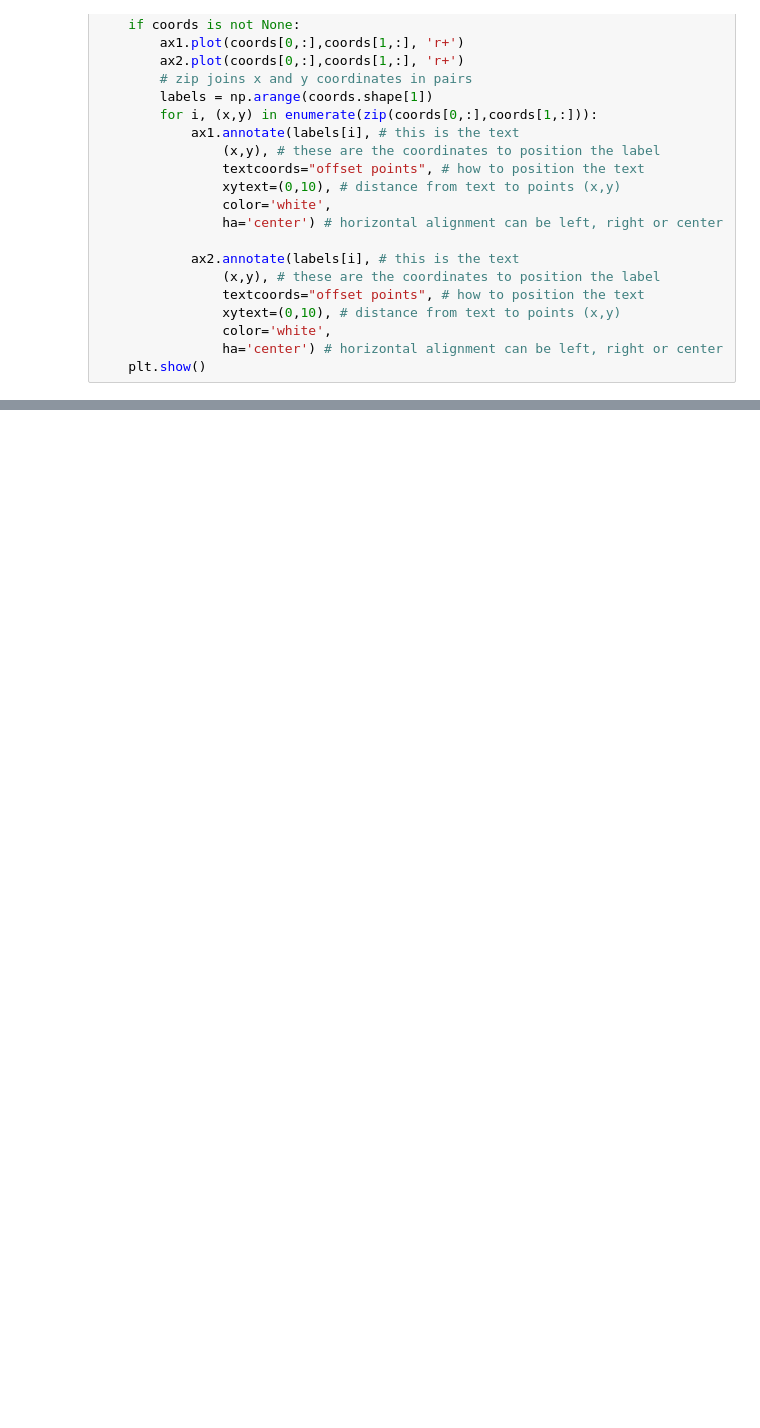
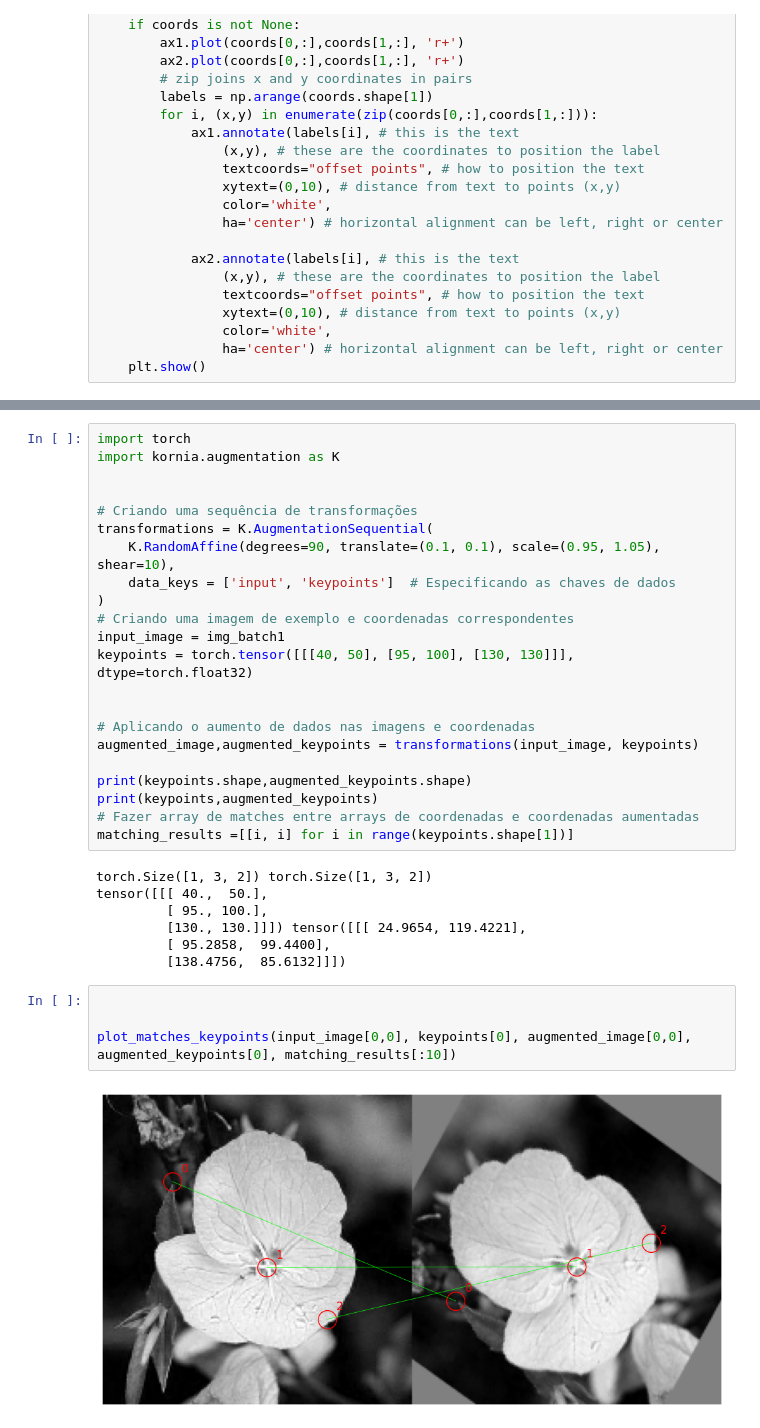
Before and after one commit to binarycode11/singular-points, a Jupyter notebook: siamesa.ipynb, the cells around one changed output, grey strips where cells are left out. Saved outputs shown, nothing was run; the diff lists cells and outputs as text; blank space fills up the shorter version.

Commit message:
testando mapear data augmentacao mapa e pontos

```diff
--- a/siamesa.ipynb
+++ b/siamesa.ipynb
@@ -631,0 +649,35 @@ tensor(0., device='cuda:0') tensor(14., device='cuda:0') tensor(0.9594, device='
+# %%
+import torch
+import kornia.augmentation as K
+
+
+# Criando uma sequência de transformações
+transformations = K.AugmentationSequential(
+    K.RandomAffine(degrees=90, translate=(0.1, 0.1), scale=(0.95, 1.05), shear=10),
+    data_keys = ['input', 'keypoints']  # Especificando as chaves de dados
+)
+# Criando uma imagem de exemplo e coordenadas correspondentes
+input_image = img_batch1
+keypoints = torch.tensor([[[40, 50], [95, 100], [130, 130]]], dtype=torch.float32)
+
+
+# Aplicando o aumento de dados nas imagens e coordenadas
+augmented_image,augmented_keypoints = transformations(input_image, keypoints)
+
+print(keypoints.shape,augmented_keypoints.shape)
+print(keypoints,augmented_keypoints)
+# Fazer array de matches entre arrays de coordenadas e coordenadas aumentadas
+matching_results =[[i, i] for i in range(keypoints.shape[1])]
+# %% [output]
+torch.Size([1, 3, 2]) torch.Size([1, 3, 2])
+tensor([[[ 40.,  50.],
+         [ 95., 100.],
+         [130., 130.]]]) tensor([[[ 24.9654, 119.4221],
+         [ 95.2858,  99.4400],
+         [138.4756,  85.6132]]])
+# %%
+
+
+plot_matches_keypoints(input_image[0,0], keypoints[0], augmented_image[0,0], augmented_keypoints[0], matching_results[:10])
+# %% [output]
+[figure, added]
```
Also changed, not shown: parts of 14 cells of this notebook, 4 other files.
